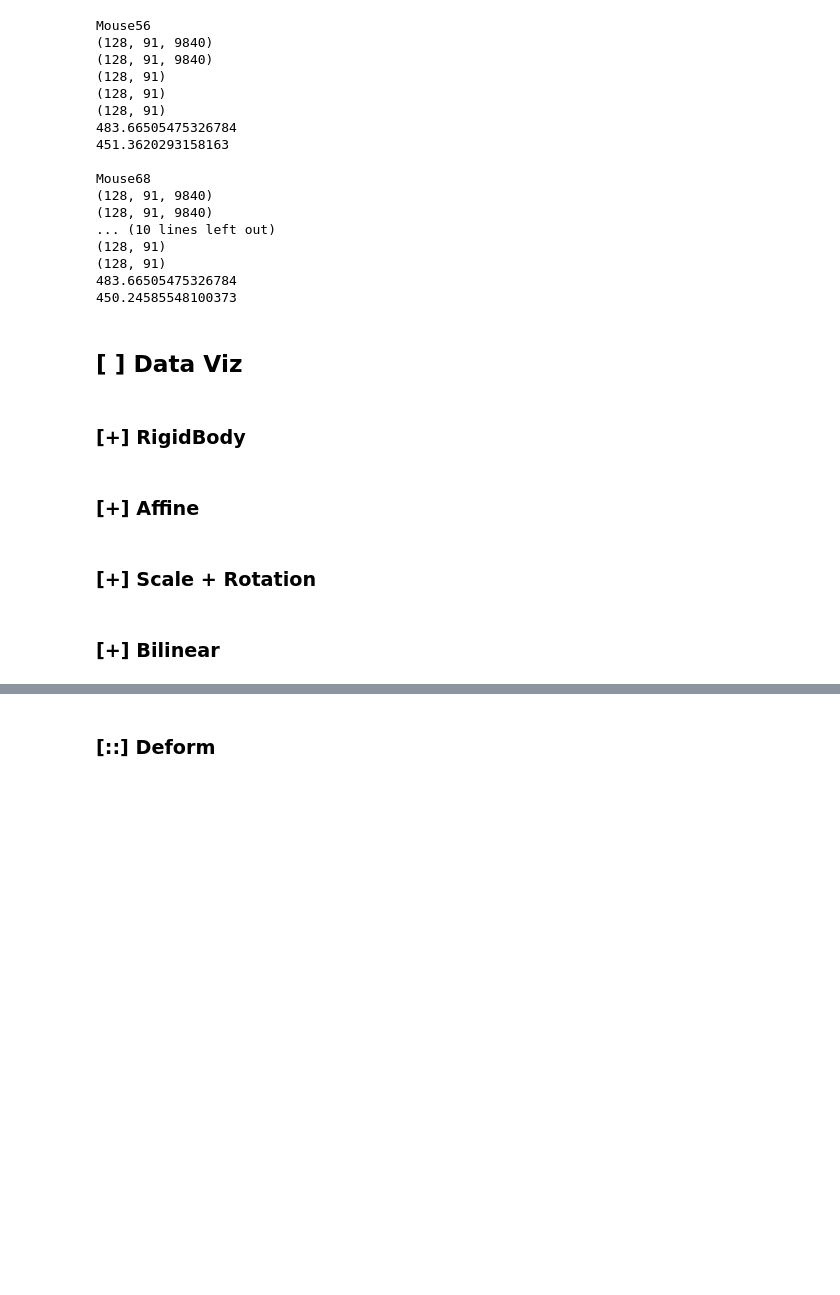
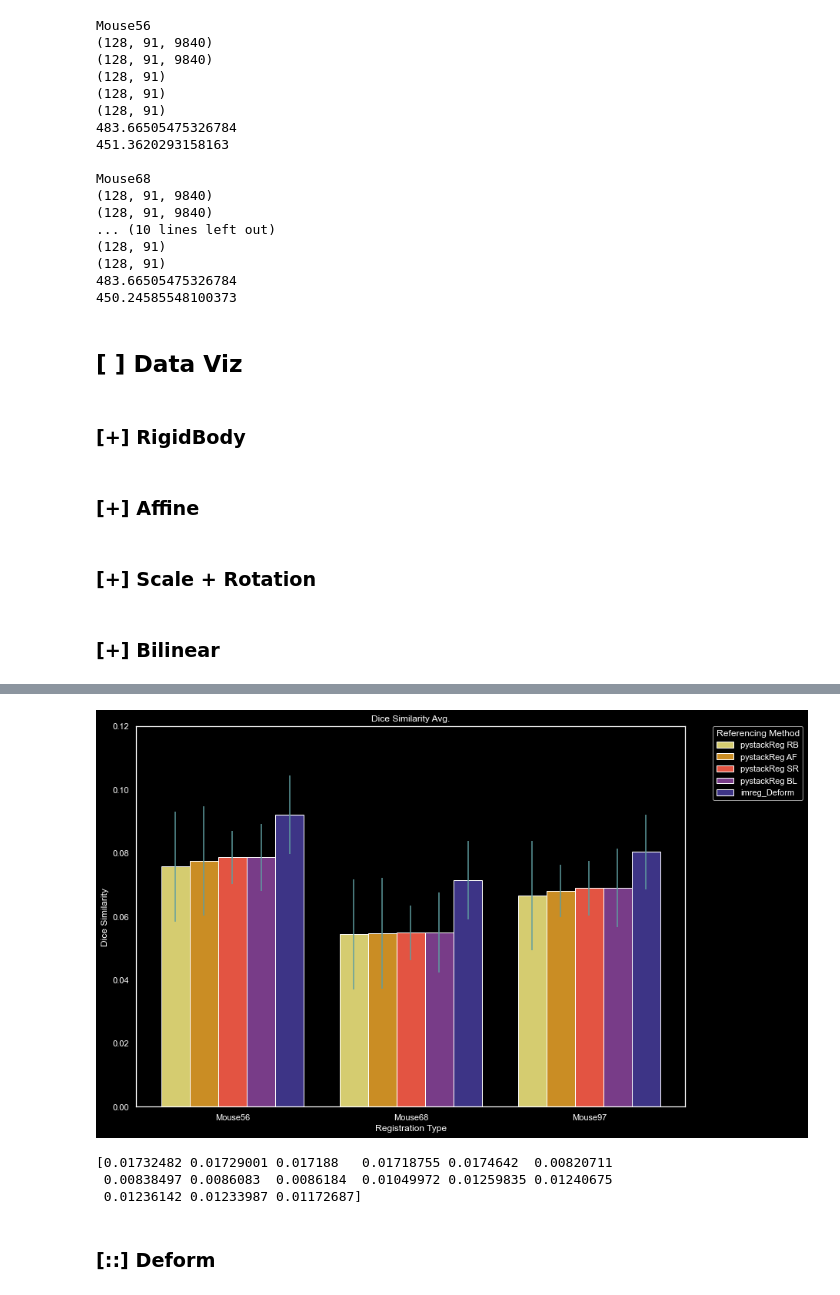
Before and after one commit to Koogleblitz/Registration-and-Alignment-for-Neuroimagery, a Jupyter notebook: pipeline.ipynb, the cells around one changed output, grey strips where cells are left out. Drawn from its saved outputs; the diff is of its cells as text; code cells hidden in the pictures; blank space fills up the shorter version.

```diff
--- a/pipeline.ipynb
+++ b/pipeline.ipynb
@@ -1117,3 +1005,75 @@ NameError: name 'unaligned_DM' is not defined
+# %%
+sizer= 1
+unreg= unaligned_DM[0]
+plt.figure(figsize = (12.8*sizer,9.1*sizer), facecolor= "black", edgecolor="black")
+diceSims= np.asarray([
+            psr_ref56_BL_DM,
+            psr_ref56_AF_DM,
+            psr_ref56_SR_DM,
+            psr_ref56_RB_DM,
+            deform56_DM,
+
+            psr_ref68_BL_DM,
+            psr_ref68_AF_DM,
+            psr_ref68_SR_DM,
+            psr_ref68_RB_DM,
+            deform68_DM,
+
+            psr_ref97_BL_DM,
+            psr_ref97_AF_DM,
+            psr_ref97_SR_DM,
+            psr_ref97_RB_DM,
+            deform97_DM,
+        ])
+
+#[+]-- Each ref method has its own array of dice similarities
+    #-- By default, the errorbars will be the standard deviations of that bar grouping, not the stdDev of the array of similarities,
+    #-- However, I have created made it such that the errorbars represent the std of the array of dice sims
+diceMeans= np.empty(0)
+diceErr= np.empty(0)
+for i in diceSims:
+    diceMeans= np.append(diceMeans, np.mean(i))
+    diceErr= np.append(diceErr, np.std(i))
+groupSize= 5
+groupCnt= diceSims.shape[0]//groupSize
+
+
+
+
+dicetionary= {'barCluster': np.concatenate((['Mouse56']*groupSize, ['Mouse68']*groupSize, ['Mouse97']*groupSize)),
+        'clrCategory': ['pystackReg RB', 'pystackReg AF', 'pystackReg SR', 'pystackReg BL', 'imreg_Deform']*groupCnt,
+        'DiceSim': diceMeans,
+        'Error' : diceErr
+}
+diceFrame = pd.DataFrame(dicetionary)
+
+
+barPlot= sb.barplot(
+           x='barCluster',
+           y=diceMeans,
+        #    yerr= diceErr,
+           hue='clrCategory',
+           data= diceFrame,
+        #    palette= 'Spectral',
+           palette='CMRmap_r',
+        #    errorbar= 'sd',
+        #    errcolor= 'cyan'
+
+)
+barPlot.set(xlabel='Registration Type',ylabel='Dice Similarity', title='Dice Similarity Avg.')
+x_coords = [p.get_x() + 0.5 * p.get_width() for p in barPlot.patches]
+y_coords = [p.get_height() for p in barPlot.patches]
+barPlot.errorbar(x=x_coords, y=y_coords, yerr=diceFrame["Error"], fmt="none", c="cadetblue")
+plt.ylim(0, .12)
+plt.legend(bbox_to_anchor=(1.05, 1), loc=2, borderaxespad=0., title= 'Referencing Method')
+plt.show()
+
+print(diceErr)
+# %% [output]
+[figure, added]
+[0.01732482 0.01729001 0.017188   0.01718755 0.0174642  0.00820711
+ 0.00838497 0.0086083  0.0086184  0.01049972 0.01259835 0.01240675
+ 0.01236142 0.01233987 0.01172687]
 # %% [markdown]
 ### __[::]__ Deform
 # %%
```
Also changed, not shown: parts of 5 cells of this notebook.
